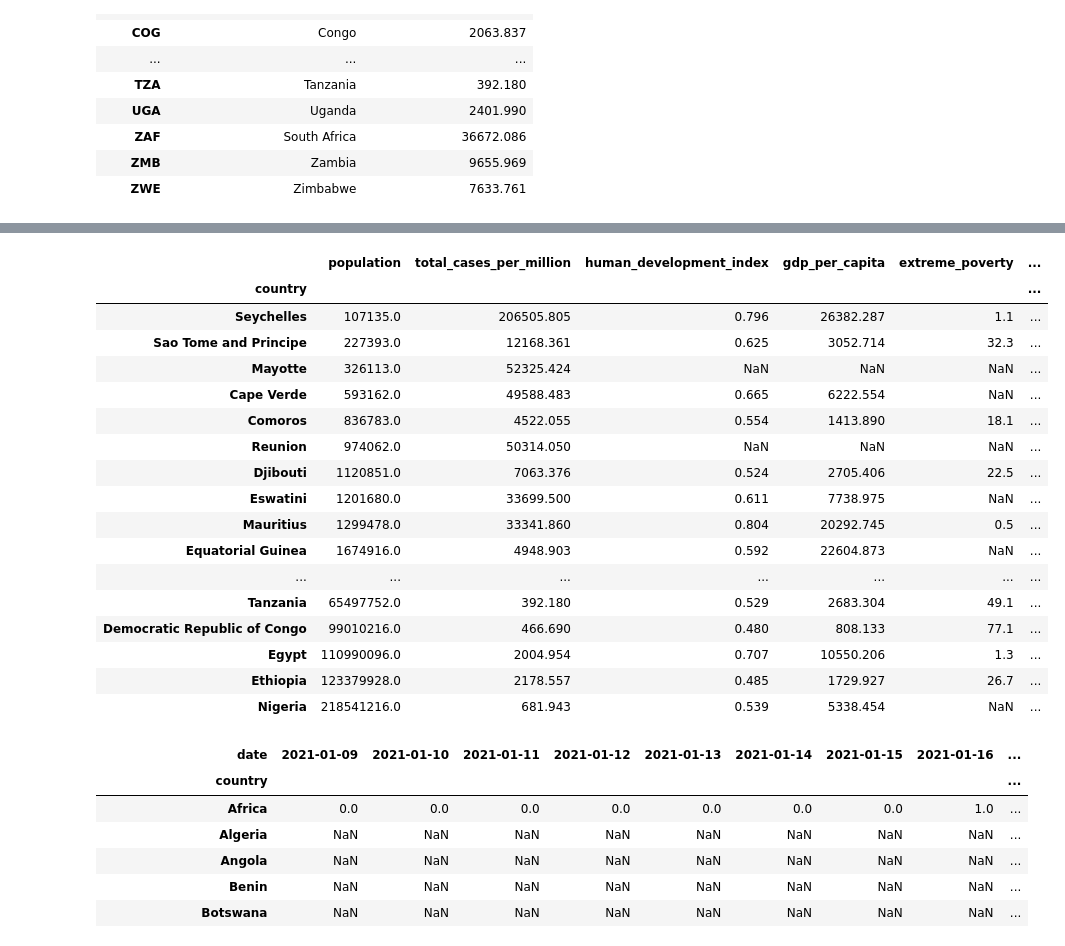
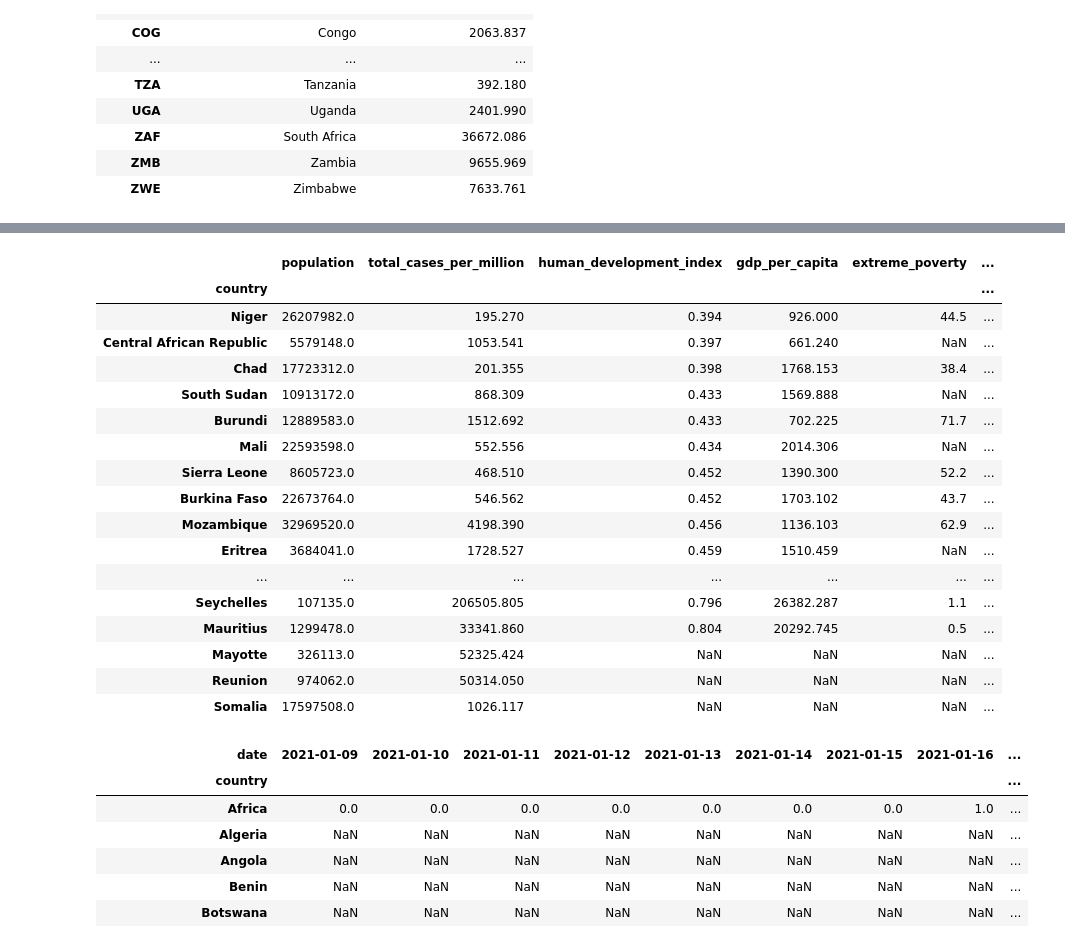
Before and after one commit to f-krause/veda_23_covid_dashboard, a Jupyter notebook: EDA.ipynb, the cells around one changed output, grey strips where cells are left out. Cells and saved outputs as stored; diff of their text form; code cells hidden in the pictures.

```diff
--- a/EDA.ipynb
+++ b/EDA.ipynb
@@ -319,35 +325,35 @@ df_cases
 # %%
 # View_bl: Scatter plot total infections vs. HDI etc.
 df_scatter = df[~(df.iso_code == "OWID_AFR")]
 df_scatter = df_scatter[["country", "population", "new_cases_per_million",
                          "human_development_index", "gdp_per_capita", "extreme_poverty", "handwashing_facilities",
                          "life_expectancy", "diabetes_prevalence"]]
 tasks = {name: "first" for name in df_scatter.columns}
 tasks.pop("country")
 tasks["new_cases_per_million"] = "sum"
 df_scatter = df_scatter.groupby(by="country").agg(tasks)
 df_scatter = df_scatter.rename(columns={"new_cases_per_million": "total_cases_per_million"})
 # df_scatter.to_csv("./data/scatter.csv", index=True)
-df_scatter.sort_values(by="population")
+df_scatter.sort_values(by="human_development_index")
 # %% [output]
 |  | population | total_cases_per_million | human_development_index | gdp_per_capita | extreme_poverty | ... |
 | country |  |  |  |  |  | ... |
+| Niger | 26207982.0 | 195.270 | 0.394 | 926.000 | 44.5 | ... |
+| Central African Republic | 5579148.0 | 1053.541 | 0.397 | 661.240 | NaN | ... |
+| Chad | 17723312.0 | 201.355 | 0.398 | 1768.153 | 38.4 | ... |
+| South Sudan | 10913172.0 | 868.309 | 0.433 | 1569.888 | NaN | ... |
+| Burundi | 12889583.0 | 1512.692 | 0.433 | 702.225 | 71.7 | ... |
+| Mali | 22593598.0 | 552.556 | 0.434 | 2014.306 | NaN | ... |
+| Sierra Leone | 8605723.0 | 468.510 | 0.452 | 1390.300 | 52.2 | ... |
+| Burkina Faso | 22673764.0 | 546.562 | 0.452 | 1703.102 | 43.7 | ... |
+| Mozambique | 32969520.0 | 4198.390 | 0.456 | 1136.103 | 62.9 | ... |
+| Eritrea | 3684041.0 | 1728.527 | 0.459 | 1510.459 | NaN | ... |
+| ... | ... | ... | ... | ... | ... | ... |
 | Seychelles | 107135.0 | 206505.805 | 0.796 | 26382.287 | 1.1 | ... |
-| Sao Tome and Principe | 227393.0 | 12168.361 | 0.625 | 3052.714 | 32.3 | ... |
+| Mauritius | 1299478.0 | 33341.860 | 0.804 | 20292.745 | 0.5 | ... |
 | Mayotte | 326113.0 | 52325.424 | NaN | NaN | NaN | ... |
-| Cape Verde | 593162.0 | 49588.483 | 0.665 | 6222.554 | NaN | ... |
-| Comoros | 836783.0 | 4522.055 | 0.554 | 1413.890 | 18.1 | ... |
 | Reunion | 974062.0 | 50314.050 | NaN | NaN | NaN | ... |
-| Djibouti | 1120851.0 | 7063.376 | 0.524 | 2705.406 | 22.5 | ... |
-| Eswatini | 1201680.0 | 33699.500 | 0.611 | 7738.975 | NaN | ... |
-| Mauritius | 1299478.0 | 33341.860 | 0.804 | 20292.745 | 0.5 | ... |
-| Equatorial Guinea | 1674916.0 | 4948.903 | 0.592 | 22604.873 | NaN | ... |
-| ... | ... | ... | ... | ... | ... | ... |
-| Tanzania | 65497752.0 | 392.180 | 0.529 | 2683.304 | 49.1 | ... |
-| Democratic Republic of Congo | 99010216.0 | 466.690 | 0.480 | 808.133 | 77.1 | ... |
-| Egypt | 110990096.0 | 2004.954 | 0.707 | 10550.206 | 1.3 | ... |
-| Ethiopia | 123379928.0 | 2178.557 | 0.485 | 1729.927 | 26.7 | ... |
-| Nigeria | 218541216.0 | 681.943 | 0.539 | 5338.454 | NaN | ... |
+| Somalia | 17597508.0 | 1026.117 | NaN | NaN | NaN | ... |
 # %%
 # View_br: Line chart new vaccinations
 df_vacc = df[["country", "date", "new_vaccinations_smoothed_per_million"]]
```
Also changed, not shown: parts of 3 cells of this notebook, 8 other files.
